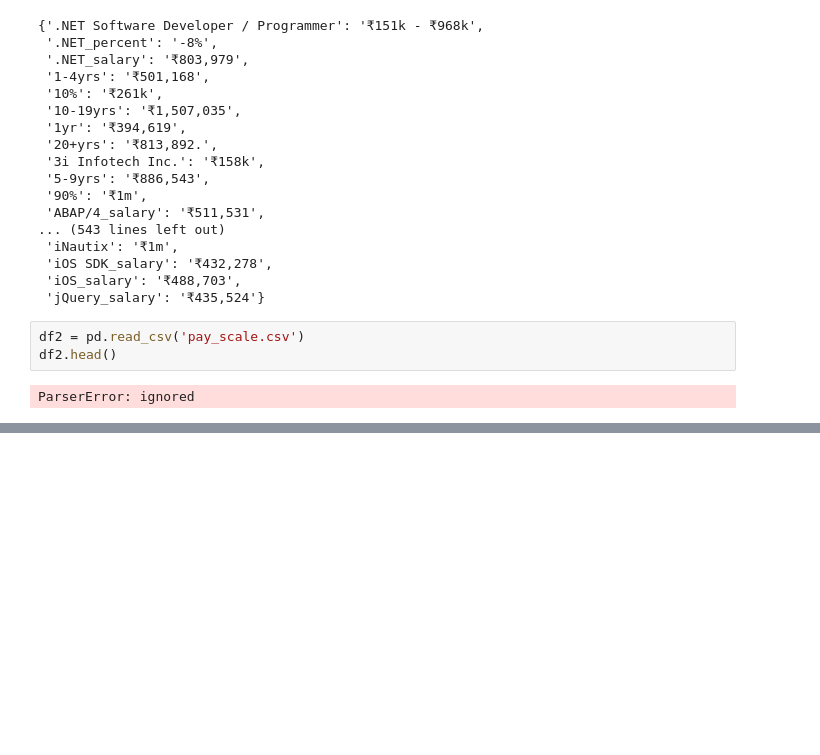
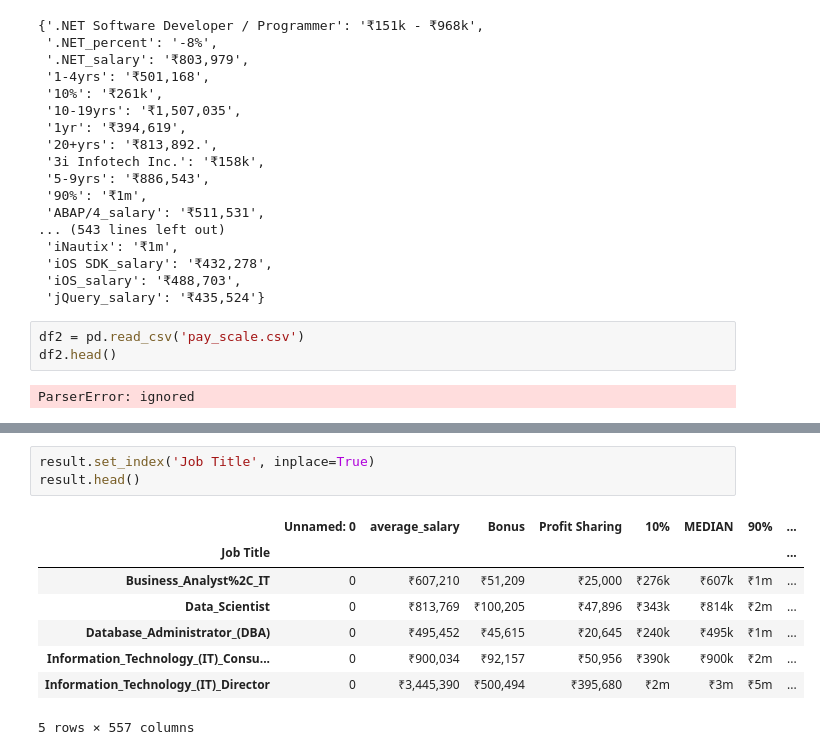
Before and after one commit to saigirishgilly98/Major_Project, a Jupyter notebook: WebScraping.ipynb, the cells around one changed output, grey strips where cells are left out. Drawn from its saved outputs; the diff is of its cells as text; blank space fills up the shorter version.

```diff
--- a/WebScraping.ipynb
+++ b/WebScraping.ipynb
@@ -219,0 +420,12 @@ ParserError: ignored
+# %%
+result.set_index('Job Title', inplace=True)
+result.head()
+# %% [output]
+|  | Unnamed: 0 | average_salary | Bonus | Profit Sharing | 10% | MEDIAN | 90% | ... |
+| Job Title |  |  |  |  |  |  |  | ... |
+| Business_Analyst%2C_IT | 0 | ₹607,210 | ₹51,209 | ₹25,000 | ₹276k | ₹607k | ₹1m | ... |
+| Data_Scientist | 0 | ₹813,769 | ₹100,205 | ₹47,896 | ₹343k | ₹814k | ₹2m | ... |
+| Database_Administrator_(DBA) | 0 | ₹495,452 | ₹45,615 | ₹20,645 | ₹240k | ₹495k | ₹1m | ... |
+| Information_Technology_(IT)_Consu... | 0 | ₹900,034 | ₹92,157 | ₹50,956 | ₹390k | ₹900k | ₹2m | ... |
+| Information_Technology_(IT)_Director | 0 | ₹3,445,390 | ₹500,494 | ₹395,680 | ₹2m | ₹3m | ₹5m | ... |
+5 rows × 557 columns
```
Also changed, not shown: parts of 11 cells of this notebook.
